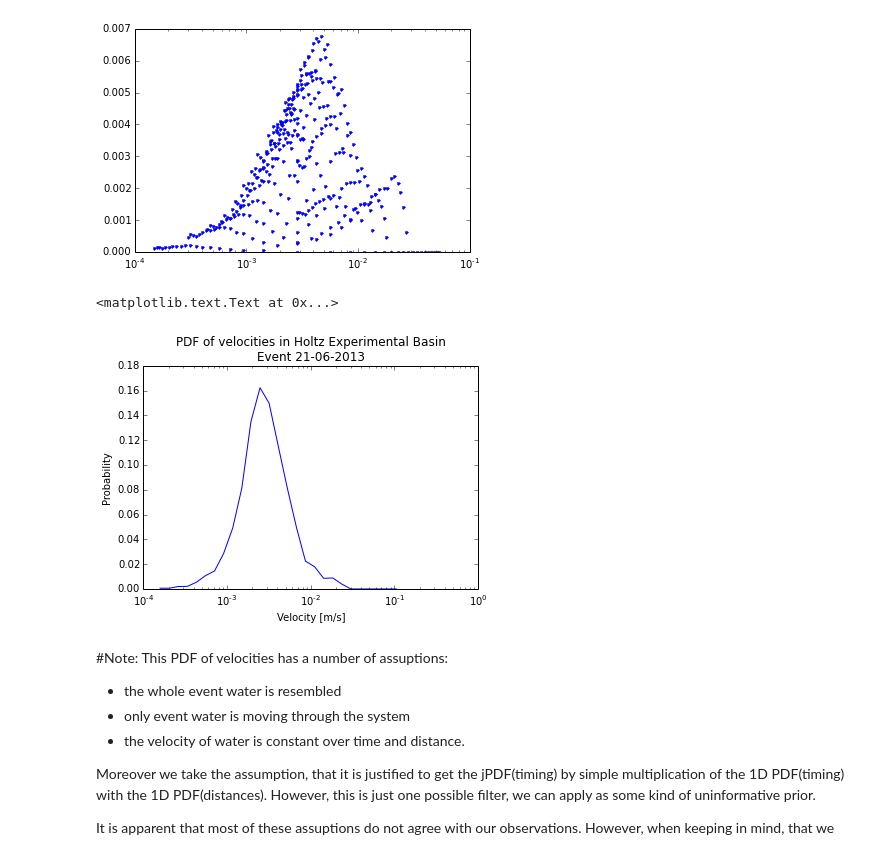
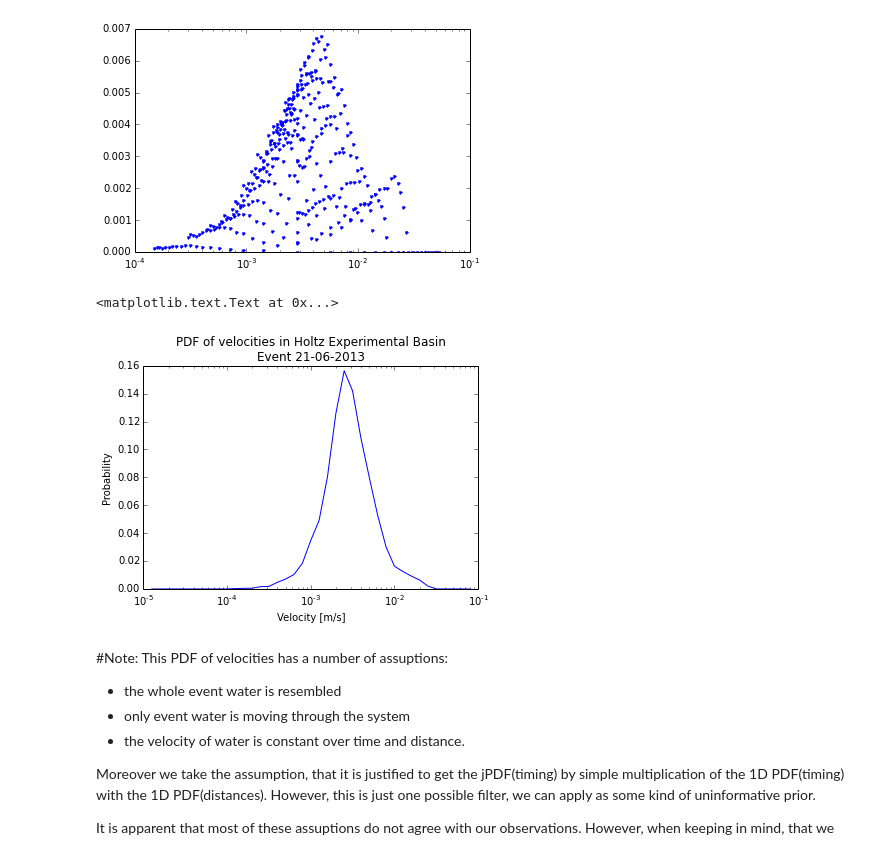
Before and after one commit to cojacoo/caos_py, a Jupyter notebook: Catchment_Response_Holtzbach.ipynb, the cells around one changed output. Drawn from its saved outputs; the diff is of its cells as text; code cells hidden in the pictures.

```diff
--- a/Catchment_Response_Holtzbach.ipynb
+++ b/Catchment_Response_Holtzbach.ipynb
@@ -246,20 +246,20 @@ xscale('log')
 # %%
 #bin velocities and cumulate probablities
 #plot(log(ravel(velocities)))
-velocitiesxlog=np.arange(-2,-9,-0.25)
+velocitiesxlog=np.arange(-1,-5,-0.1)
 velocitiesxprob=np.zeros(len(velocitiesxlog)-1)
 for i in np.arange(len(velocitiesxlog))[1:]:
-    idx=np.where((np.log(ravel(velocities))>velocitiesxlog[i]) & (np.log(ravel(velocities))<=velocitiesxlog[i-1]))[0]
+    idx=np.where((np.log10(ravel(velocities))>velocitiesxlog[i]) & (np.log10(ravel(velocities))<=velocitiesxlog[i-1]))[0]
     velocitiesxprob[i-1]=sum(ravel(jointprob)[idx])
 
-plot(exp(velocitiesxlog[1:]),velocitiesxprob)
+plot(10**(velocitiesxlog[1:]),velocitiesxprob)
 xscale('log')
 title('PDF of velocities in Holtz Experimental Basin\nEvent 21-06-2013')
 xlabel('Velocity [m/s]')
 ylabel('Probability')
 # %% [output]
 <matplotlib.text.Text at 0x...>
-[figure, old version]
+[figure, new version]
 # %% [markdown]
 #Note:
 This PDF of velocities has a number of assuptions:
```
